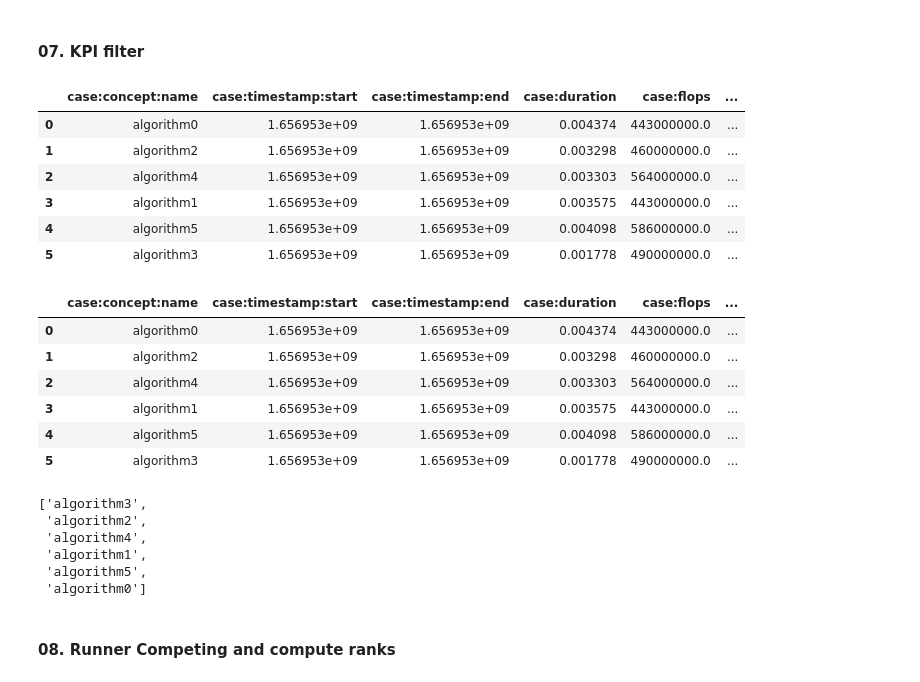
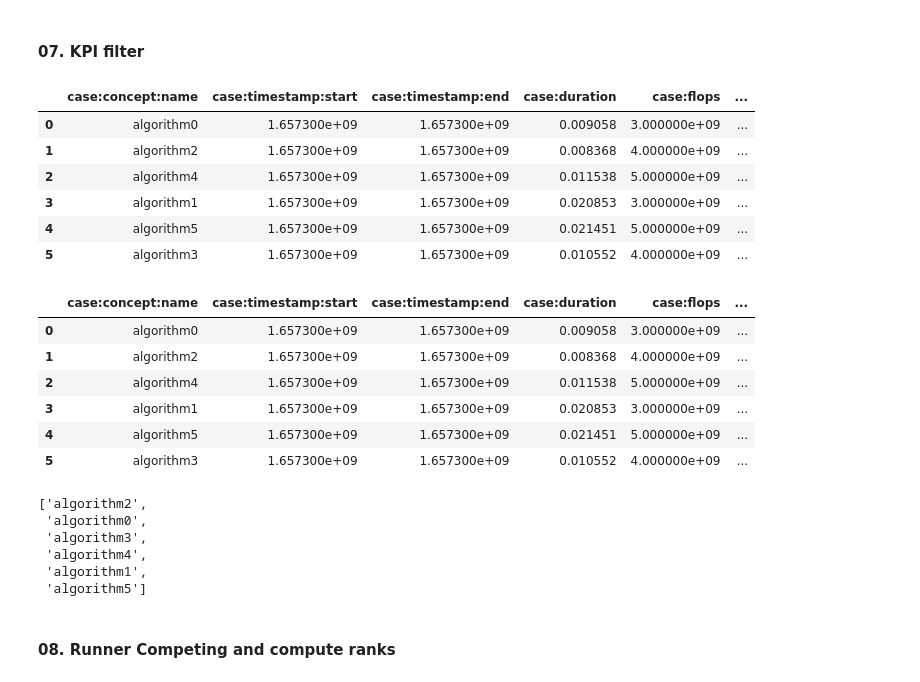
Before and after one commit to as641651/Experiment2, a Jupyter notebook: notes/03_Usage_cluster.ipynb, the cells around one changed output. Drawn from its saved outputs; the diff is of its cells as text; code cells hidden in the pictures.

```diff
--- a/notes/03_Usage_cluster.ipynb
+++ b/notes/03_Usage_cluster.ipynb
@@ -26,7 +29,8 @@ bm.connect()
 # %% [markdown]
 #### 02. Runner
 # %%
-args = ["331","279","338","854","497"]
+#args = ["75","75","8","75","75"]
+args = ["1000","1000","500","1000","1000"]
 
 exp_dir = "../Matrix-Chain-4/variants-linnea/"
 if bm:
@@ -149,33 +147,33 @@ kpi_filter = FilterOnKPIs(case_table, measurements)
 kpi_filter.case_table
 # %% [output]
 |  | case:concept:name | case:timestamp:start | case:timestamp:end | case:duration | case:flops | ... |
-| 0 | algorithm0 | 1.656953e+09 | 1.656953e+09 | 0.004374 | 443000000.0 | ... |
-| 1 | algorithm2 | 1.656953e+09 | 1.656953e+09 | 0.003298 | 460000000.0 | ... |
-| 2 | algorithm4 | 1.656953e+09 | 1.656953e+09 | 0.003303 | 564000000.0 | ... |
-| 3 | algorithm1 | 1.656953e+09 | 1.656953e+09 | 0.003575 | 443000000.0 | ... |
-| 4 | algorithm5 | 1.656953e+09 | 1.656953e+09 | 0.004098 | 586000000.0 | ... |
-| 5 | algorithm3 | 1.656953e+09 | 1.656953e+09 | 0.001778 | 490000000.0 | ... |
+| 0 | algorithm0 | 1.657300e+09 | 1.657300e+09 | 0.009058 | 3.000000e+09 | ... |
+| 1 | algorithm2 | 1.657300e+09 | 1.657300e+09 | 0.008368 | 4.000000e+09 | ... |
+| 2 | algorithm4 | 1.657300e+09 | 1.657300e+09 | 0.011538 | 5.000000e+09 | ... |
+| 3 | algorithm1 | 1.657300e+09 | 1.657300e+09 | 0.020853 | 3.000000e+09 | ... |
+| 4 | algorithm5 | 1.657300e+09 | 1.657300e+09 | 0.021451 | 5.000000e+09 | ... |
+| 5 | algorithm3 | 1.657300e+09 | 1.657300e+09 | 0.010552 | 4.000000e+09 | ... |
 # %%
-competing_cases = kpi_filter.filter_on_flops_and_rel_duration(2.4)
+competing_cases = kpi_filter.filter_on_flops_and_rel_duration(100)
 competing_cases
 # %% [output]
 |  | case:concept:name | case:timestamp:start | case:timestamp:end | case:duration | case:flops | ... |
-| 0 | algorithm0 | 1.656953e+09 | 1.656953e+09 | 0.004374 | 443000000.0 | ... |
-| 1 | algorithm2 | 1.656953e+09 | 1.656953e+09 | 0.003298 | 460000000.0 | ... |
-| 2 | algorithm4 | 1.656953e+09 | 1.656953e+09 | 0.003303 | 564000000.0 | ... |
-| 3 | algorithm1 | 1.656953e+09 | 1.656953e+09 | 0.003575 | 443000000.0 | ... |
-| 4 | algorithm5 | 1.656953e+09 | 1.656953e+09 | 0.004098 | 586000000.0 | ... |
-| 5 | algorithm3 | 1.656953e+09 | 1.656953e+09 | 0.001778 | 490000000.0 | ... |
+| 0 | algorithm0 | 1.657300e+09 | 1.657300e+09 | 0.009058 | 3.000000e+09 | ... |
+| 1 | algorithm2 | 1.657300e+09 | 1.657300e+09 | 0.008368 | 4.000000e+09 | ... |
+| 2 | algorithm4 | 1.657300e+09 | 1.657300e+09 | 0.011538 | 5.000000e+09 | ... |
+| 3 | algorithm1 | 1.657300e+09 | 1.657300e+09 | 0.020853 | 3.000000e+09 | ... |
+| 4 | algorithm5 | 1.657300e+09 | 1.657300e+09 | 0.021451 | 5.000000e+09 | ... |
+| 5 | algorithm3 | 1.657300e+09 | 1.657300e+09 | 0.010552 | 4.000000e+09 | ... |
 # %%
 alg_seq_h0 = kpi_filter.get_alg_seq_sorted_on_duration(competing_cases)
 alg_seq_h0
 # %% [output]
-['algorithm3',
- 'algorithm2',
+['algorithm2',
+ 'algorithm0',
+ 'algorithm3',
  'algorithm4',
  'algorithm1',
- 'algorithm5',
- 'algorithm0']
+ 'algorithm5']
 # %% [markdown]
 #### 08. Runner Competing and compute ranks
 # %%
```
Also changed, not shown: parts of 29 cells of this notebook, 2 other files.
